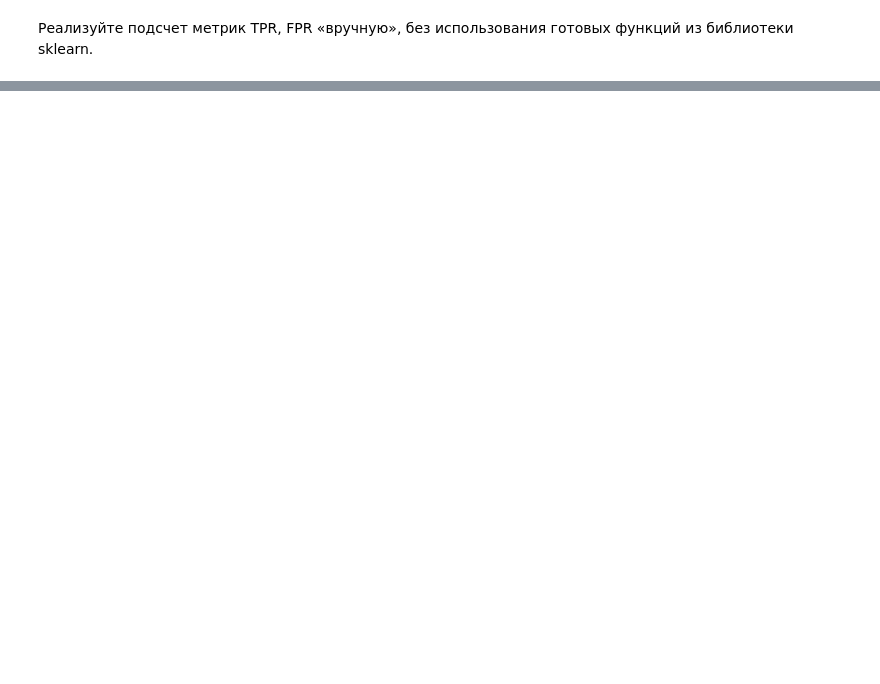
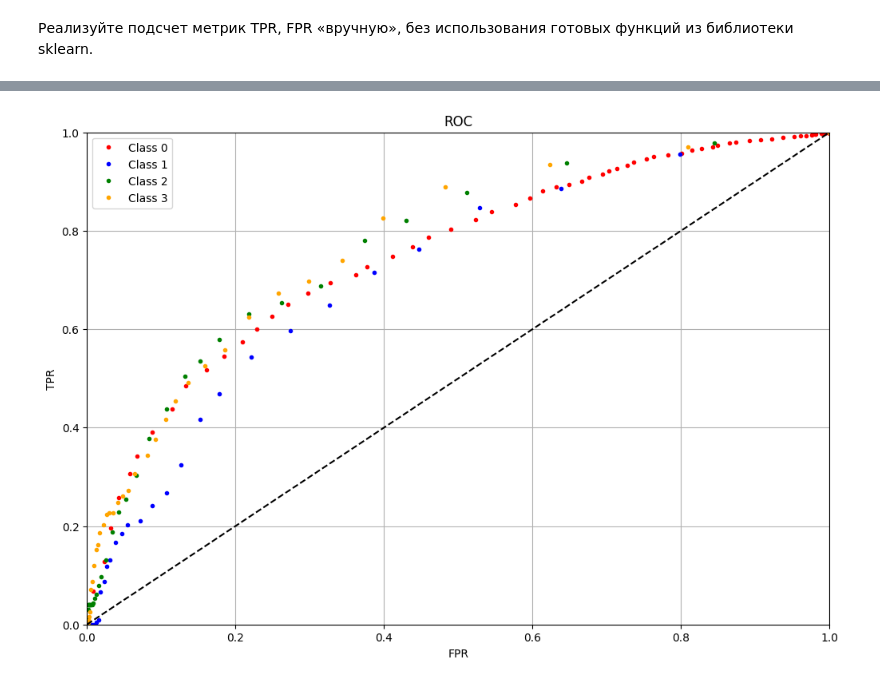
Before and after one commit to archimage-wiz/DS_ModelsParametersModule1, a Jupyter notebook: 04MetricsRegularization/hw.ipynb, the cells around one changed output, grey strips where cells are left out. Cells and saved outputs as stored; diff of their text form; code cells hidden in the pictures; blank space fills up the shorter version.

```diff
--- a/04MetricsRegularization/hw.ipynb
+++ b/04MetricsRegularization/hw.ipynb
@@ -225,0 +258,24 @@ ZeroDivisionError: division by zero
+# %%
+plt.figure(figsize=(12, 8))
+colors = ["red", "blue", "green", "orange"]
+
+for i in range(4):
+    for l in res_classes[i]:
+        tp, fp, fn, tn = l
+        FPR = fp / (fp + tn)
+        TPR = tp / (tp + fn)
+        plt.plot(FPR, TPR, '.', color=colors[i], label=f'Class {i}')
+
+plt.plot([0, 1], [0, 1], 'k--')
+handles, labels = plt.gca().get_legend_handles_labels()
+by_label = dict(zip(labels, handles))
+plt.legend(by_label.values(), by_label.keys())
+plt.xlim(0, 1)
+plt.ylim(0, 1)
+plt.grid(True)
+plt.xlabel('FPR')
+plt.ylabel('TPR')
+plt.title('ROC')
+plt.show()
+# %% [output]
+[figure, added]
```
Also changed, not shown: parts of 6 cells of this notebook.
